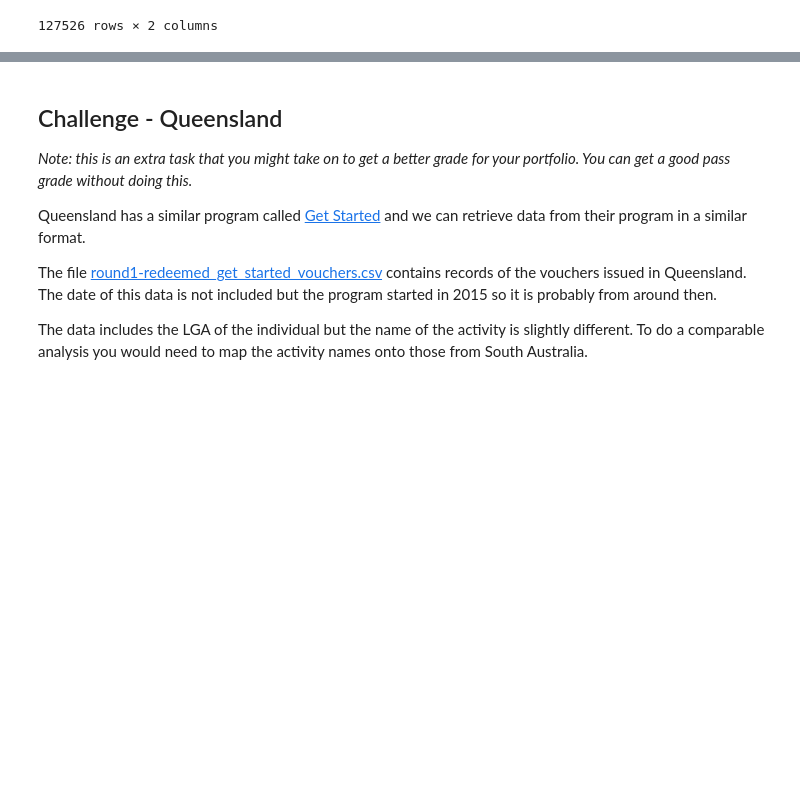
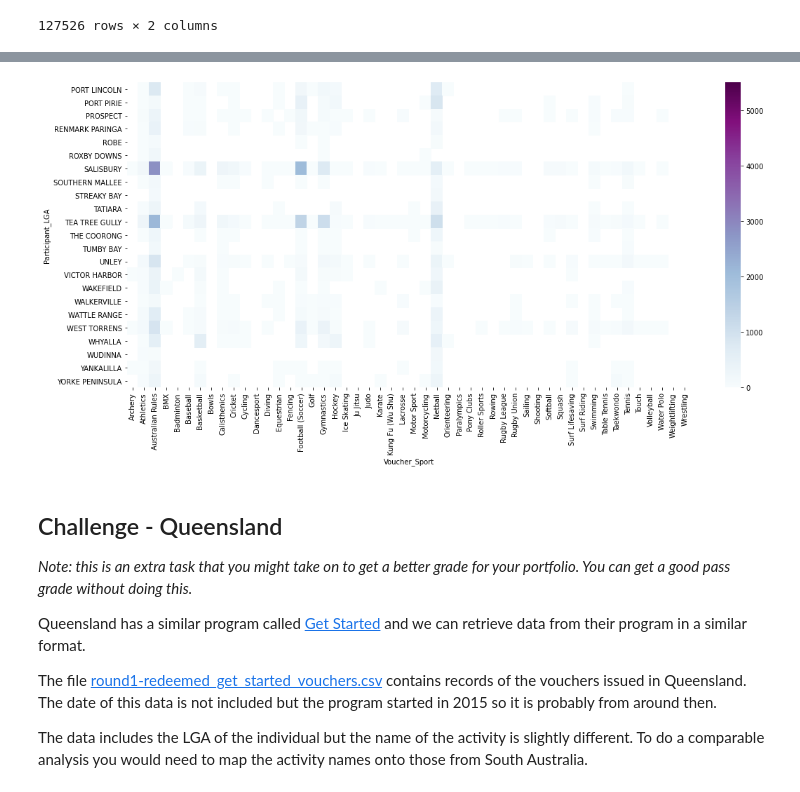
Before and after one commit to xuyenlinhHuynh/data-science-portfolio-xuyenlinhHuynh, a Jupyter notebook: Portfolio 2.ipynb, the cells around one changed output, grey strips where cells are left out. Drawn from its saved outputs; the diff is of its cells as text; code cells hidden in the pictures; blank space fills up the shorter version.

```diff
--- a/Portfolio 2.ipynb
+++ b/Portfolio 2.ipynb
@@ -230,3 +289,9 @@ Name: Participant_LGA, Length: 69, dtype: int64
+# %%
+fig, ax = plt.subplots(figsize=(18, 8))
+sns.heatmap(lga_group[46:], cmap="BuPu", vmin = 0, vmax= 5500)
+plt.show()
+# %% [output]
+[figure, added]
 # %% [markdown]
 ## Challenge - Queensland
 
```
Also changed, not shown: parts of 8 cells of this notebook.
